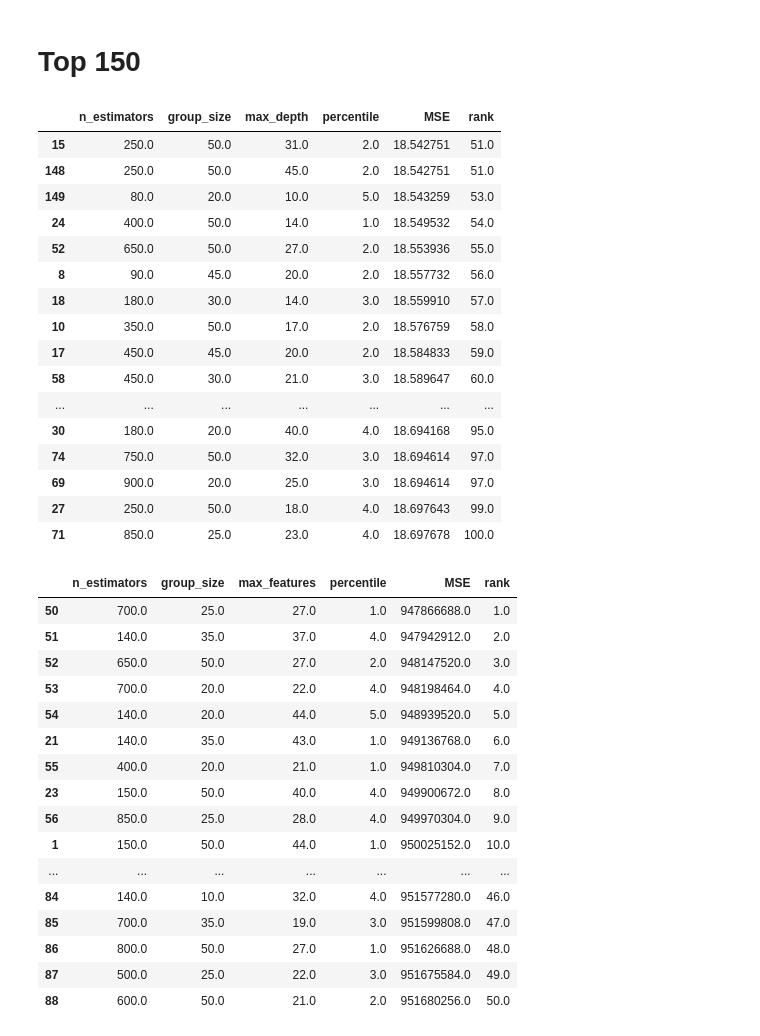
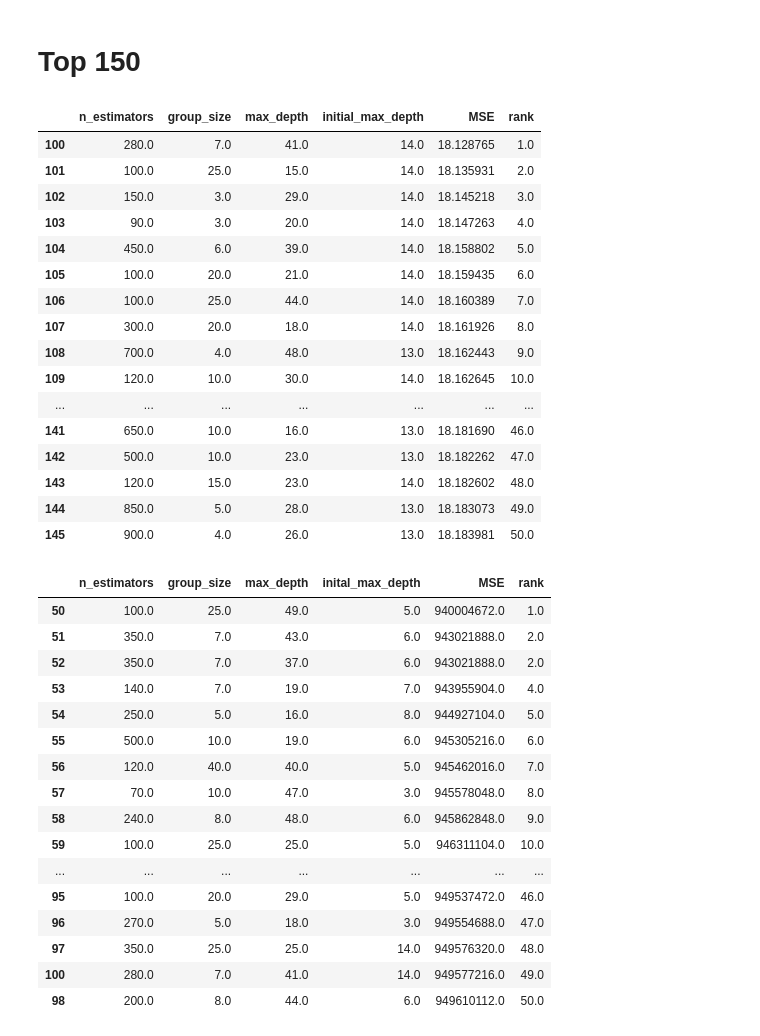
Before and after one commit to fedeegiorgi/proyecto-final, a Jupyter notebook: src/results_analysis/Shared_Knowledge.ipynb, the cells around one changed output. Cells and saved outputs as stored; diff of their text form; code cells hidden in the pictures.

```diff
--- a/src/results_analysis/Shared_Knowledge.ipynb
+++ b/src/results_analysis/Shared_Knowledge.ipynb
@@ -126,44 +126,44 @@ concatenated_df.to_csv('csvs/Shared_Knowledge_Top_150.csv', index=False)
 # %% [markdown]
 # Top 150
 # %%
-file_path = '../resultados_top_150/Wind/Wind_Percentile_Trimming_150.npy'
+file_path = '../resultados_top_150/Wind/Wind_Shared_Knowledge_150.npy'
 data_wind = np.load(file_path)
 
 # Define column names
-columns = ['n_estimators', 'group_size', 'max_depth', 'percentile', 'MSE']
+columns = ['n_estimators', 'group_size', 'max_depth', 'initial_max_depth', 'MSE']
 
 df_wind_150 = pd.DataFrame(data_wind, columns=columns)
 
 sorted_df_wind_150 = df_wind_150.sort_values(by='MSE', ascending=True)
 
 # Add rank column
 sorted_df_wind_150['rank'] = sorted_df_wind_150['MSE'].rank(method='min')
 
-sorted_df_wind_150[50:100]
+sorted_df_wind_150[:50]
 # %% [output]
-|  | n_estimators | group_size | max_depth | percentile | MSE | rank |
-| 15 | 250.0 | 50.0 | 31.0 | 2.0 | 18.542751 | 51.0 |
-| 148 | 250.0 | 50.0 | 45.0 | 2.0 | 18.542751 | 51.0 |
-| 149 | 80.0 | 20.0 | 10.0 | 5.0 | 18.543259 | 53.0 |
-| 24 | 400.0 | 50.0 | 14.0 | 1.0 | 18.549532 | 54.0 |
-| 52 | 650.0 | 50.0 | 27.0 | 2.0 | 18.553936 | 55.0 |
-| 8 | 90.0 | 45.0 | 20.0 | 2.0 | 18.557732 | 56.0 |
-| 18 | 180.0 | 30.0 | 14.0 | 3.0 | 18.559910 | 57.0 |
-| 10 | 350.0 | 50.0 | 17.0 | 2.0 | 18.576759 | 58.0 |
-| 17 | 450.0 | 45.0 | 20.0 | 2.0 | 18.584833 | 59.0 |
-| 58 | 450.0 | 30.0 | 21.0 | 3.0 | 18.589647 | 60.0 |
+|  | n_estimators | group_size | max_depth | initial_max_depth | MSE | rank |
+| 100 | 280.0 | 7.0 | 41.0 | 14.0 | 18.128765 | 1.0 |
+| 101 | 100.0 | 25.0 | 15.0 | 14.0 | 18.135931 | 2.0 |
+| 102 | 150.0 | 3.0 | 29.0 | 14.0 | 18.145218 | 3.0 |
+| 103 | 90.0 | 3.0 | 20.0 | 14.0 | 18.147263 | 4.0 |
+| 104 | 450.0 | 6.0 | 39.0 | 14.0 | 18.158802 | 5.0 |
+| 105 | 100.0 | 20.0 | 21.0 | 14.0 | 18.159435 | 6.0 |
+| 106 | 100.0 | 25.0 | 44.0 | 14.0 | 18.160389 | 7.0 |
+| 107 | 300.0 | 20.0 | 18.0 | 14.0 | 18.161926 | 8.0 |
+| 108 | 700.0 | 4.0 | 48.0 | 13.0 | 18.162443 | 9.0 |
+| 109 | 120.0 | 10.0 | 30.0 | 14.0 | 18.162645 | 10.0 |
 | ... | ... | ... | ... | ... | ... | ... |
-| 30 | 180.0 | 20.0 | 40.0 | 4.0 | 18.694168 | 95.0 |
-| 74 | 750.0 | 50.0 | 32.0 | 3.0 | 18.694614 | 97.0 |
-| 69 | 900.0 | 20.0 | 25.0 | 3.0 | 18.694614 | 97.0 |
-| 27 | 250.0 | 50.0 | 18.0 | 4.0 | 18.697643 | 99.0 |
-| 71 | 850.0 | 25.0 | 23.0 | 4.0 | 18.697678 | 100.0 |
+| 141 | 650.0 | 10.0 | 16.0 | 13.0 | 18.181690 | 46.0 |
+| 142 | 500.0 | 10.0 | 23.0 | 13.0 | 18.182262 | 47.0 |
+| 143 | 120.0 | 15.0 | 23.0 | 14.0 | 18.182602 | 48.0 |
+| 144 | 850.0 | 5.0 | 28.0 | 13.0 | 18.183073 | 49.0 |
+| 145 | 900.0 | 4.0 | 26.0 | 13.0 | 18.183981 | 50.0 |
 # %%
-file_path = '../resultados_top_150/House_8L/House_8L_Percentile_Trimming_150.npy'
+file_path = '../resultados_top_150/House_8L/House_8L_Shared_Knowledge_150.npy'
 data_house = np.load(file_path)
 
 # Define column names
-columns = ['n_estimators', 'group_size', 'max_features', 'percentile', 'MSE']
+columns = ['n_estimators', 'group_size', 'max_depth', 'inital_max_depth', 'MSE']
 
 df_house_150 = pd.DataFrame(data_house, columns=columns)
 
@@ -174,21 +174,21 @@ sorted_df_house_150['rank'] = sorted_df_house_150['MSE'].rank(method='min')
 
 sorted_df_house_150[:50]
 # %% [output]
-|  | n_estimators | group_size | max_features | percentile | MSE | rank |
-| 50 | 700.0 | 25.0 | 27.0 | 1.0 | 947866688.0 | 1.0 |
-| 51 | 140.0 | 35.0 | 37.0 | 4.0 | 947942912.0 | 2.0 |
-| 52 | 650.0 | 50.0 | 27.0 | 2.0 | 948147520.0 | 3.0 |
-| 53 | 700.0 | 20.0 | 22.0 | 4.0 | 948198464.0 | 4.0 |
-| 54 | 140.0 | 20.0 | 44.0 | 5.0 | 948939520.0 | 5.0 |
-| 21 | 140.0 | 35.0 | 43.0 | 1.0 | 949136768.0 | 6.0 |
-| 55 | 400.0 | 20.0 | 21.0 | 1.0 | 949810304.0 | 7.0 |
-| 23 | 150.0 | 50.0 | 40.0 | 4.0 | 949900672.0 | 8.0 |
-| 56 | 850.0 | 25.0 | 28.0 | 4.0 | 949970304.0 | 9.0 |
-| 1 | 150.0 | 50.0 | 44.0 | 1.0 | 950025152.0 | 10.0 |
+|  | n_estimators | group_size | max_depth | inital_max_depth | MSE | rank |
+| 50 | 100.0 | 25.0 | 49.0 | 5.0 | 940004672.0 | 1.0 |
+| 51 | 350.0 | 7.0 | 43.0 | 6.0 | 943021888.0 | 2.0 |
+| 52 | 350.0 | 7.0 | 37.0 | 6.0 | 943021888.0 | 2.0 |
+| 53 | 140.0 | 7.0 | 19.0 | 7.0 | 943955904.0 | 4.0 |
+| 54 | 250.0 | 5.0 | 16.0 | 8.0 | 944927104.0 | 5.0 |
+| 55 | 500.0 | 10.0 | 19.0 | 6.0 | 945305216.0 | 6.0 |
+| 56 | 120.0 | 40.0 | 40.0 | 5.0 | 945462016.0 | 7.0 |
+| 57 | 70.0 | 10.0 | 47.0 | 3.0 | 945578048.0 | 8.0 |
+| 58 | 240.0 | 8.0 | 48.0 | 6.0 | 945862848.0 | 9.0 |
+| 59 | 100.0 | 25.0 | 25.0 | 5.0 | 946311104.0 | 10.0 |
 | ... | ... | ... | ... | ... | ... | ... |
-| 84 | 140.0 | 10.0 | 32.0 | 4.0 | 951577280.0 | 46.0 |
-| 85 | 700.0 | 35.0 | 19.0 | 3.0 | 951599808.0 | 47.0 |
-| 86 | 800.0 | 50.0 | 27.0 | 1.0 | 951626688.0 | 48.0 |
-| 87 | 500.0 | 25.0 | 22.0 | 3.0 | 951675584.0 | 49.0 |
-| 88 | 600.0 | 50.0 | 21.0 | 2.0 | 951680256.0 | 50.0 |
+| 95 | 100.0 | 20.0 | 29.0 | 5.0 | 949537472.0 | 46.0 |
+| 96 | 270.0 | 5.0 | 18.0 | 3.0 | 949554688.0 | 47.0 |
+| 97 | 350.0 | 25.0 | 25.0 | 14.0 | 949576320.0 | 48.0 |
+| 100 | 280.0 | 7.0 | 41.0 | 14.0 | 949577216.0 | 49.0 |
+| 98 | 200.0 | 8.0 | 44.0 | 6.0 | 949610112.0 | 50.0 |
 # %%
```
Also changed, not shown: parts of 4 cells of this notebook.
